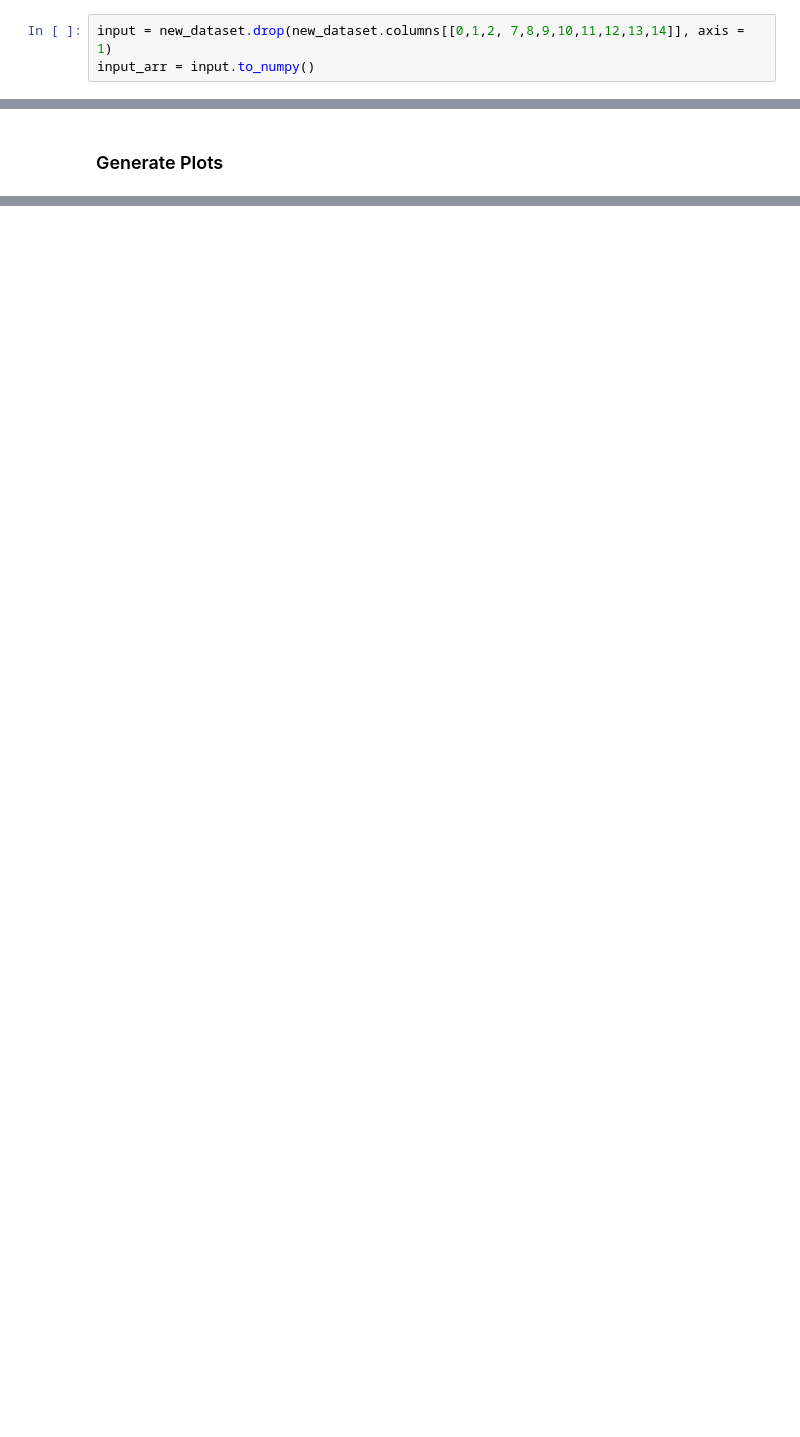
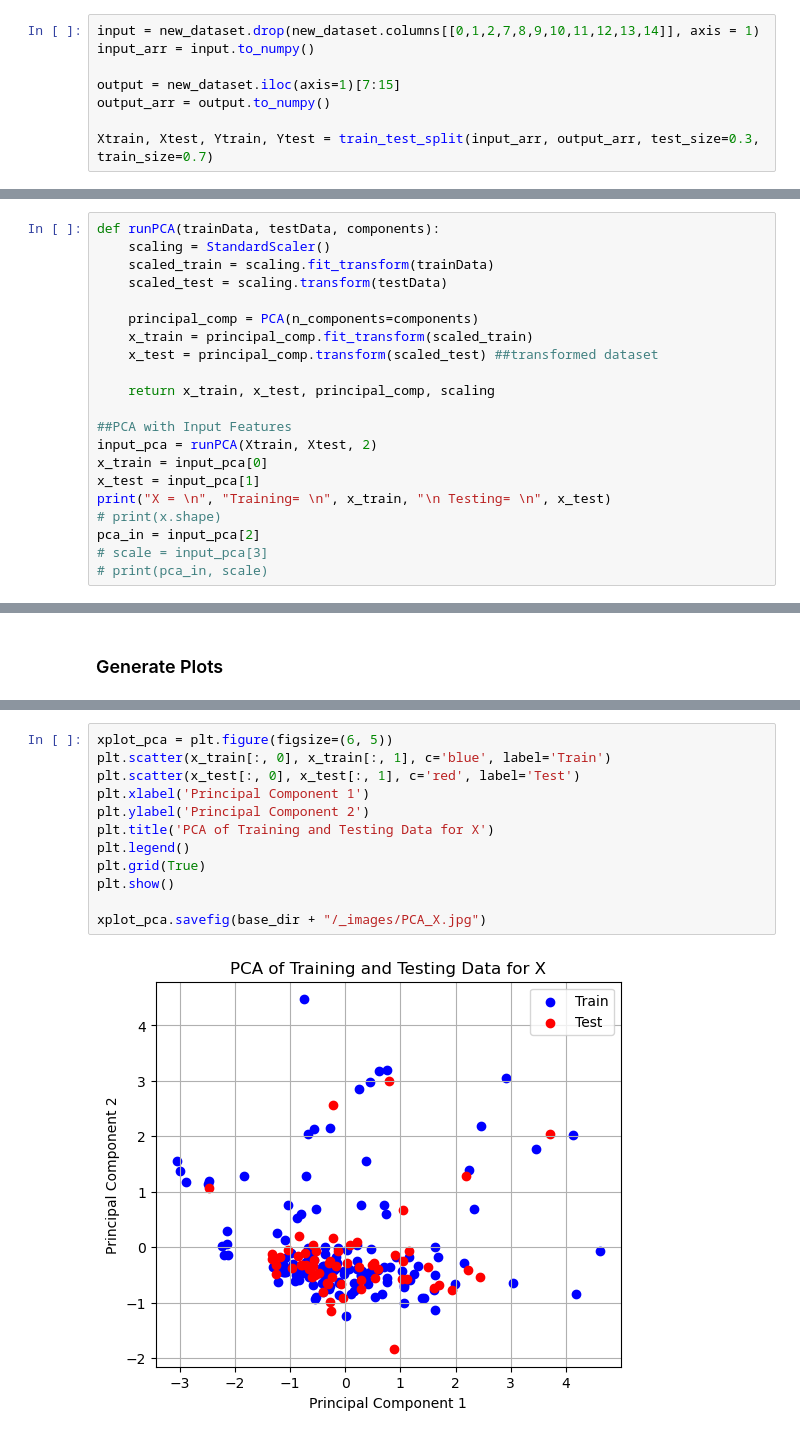
Before and after one commit to nawal-r2002/Cortical_Activity_Study, a Jupyter notebook: models/pca.ipynb, the cells around one changed output, grey strips where cells are left out. Saved outputs shown, nothing was run; the diff lists cells and outputs as text; blank space fills up the shorter version.

```diff
--- a/models/pca.ipynb
+++ b/models/pca.ipynb
@@ -27,5 +25,10 @@ new_dataset.to_csv(base_dir+'\\transformed_dataset.csv')
 # %%
-input = new_dataset.drop(new_dataset.columns[[0,1,2, 7,8,9,10,11,12,13,14]], axis = 1)
+input = new_dataset.drop(new_dataset.columns[[0,1,2,7,8,9,10,11,12,13,14]], axis = 1)
 input_arr = input.to_numpy()
+
+output = new_dataset.iloc(axis=1)[7:15]
+output_arr = output.to_numpy()
+
+Xtrain, Xtest, Ytrain, Ytest = train_test_split(input_arr, output_arr, test_size=0.3, train_size=0.7)
 # %% [markdown]
 ### Complete PCA and find Principal Components
@@ -57,0 +35,21 @@ Variance Ratio =
+# %%
+def runPCA(trainData, testData, components):
+    scaling = StandardScaler()
+    scaled_train = scaling.fit_transform(trainData)
+    scaled_test = scaling.transform(testData)
+
+    principal_comp = PCA(n_components=components)
+    x_train = principal_comp.fit_transform(scaled_train)
+    x_test = principal_comp.transform(scaled_test) ##transformed dataset
+
+    return x_train, x_test, principal_comp, scaling
+
+##PCA with Input Features
+input_pca = runPCA(Xtrain, Xtest, 2)
+x_train = input_pca[0]
+x_test = input_pca[1]
+print("X = \n", "Training= \n", x_train, "\n Testing= \n", x_test)
+# print(x.shape)
+pca_in = input_pca[2]
+# scale = input_pca[3]
+# print(pca_in, scale)
@@ -69,0 +128,14 @@ twoD.savefig(base_dir + '/_images/PCA.jpg')
+# %%
+xplot_pca = plt.figure(figsize=(6, 5))
+plt.scatter(x_train[:, 0], x_train[:, 1], c='blue', label='Train')
+plt.scatter(x_test[:, 0], x_test[:, 1], c='red', label='Test')
+plt.xlabel('Principal Component 1')
+plt.ylabel('Principal Component 2')
+plt.title('PCA of Training and Testing Data for X')
+plt.legend()
+plt.grid(True)
+plt.show()
+
+xplot_pca.savefig(base_dir + "/_images/PCA_X.jpg")
+# %% [output]
+[figure, added]
```
Also changed, not shown: parts of 10 cells of this notebook, 12 other files.
